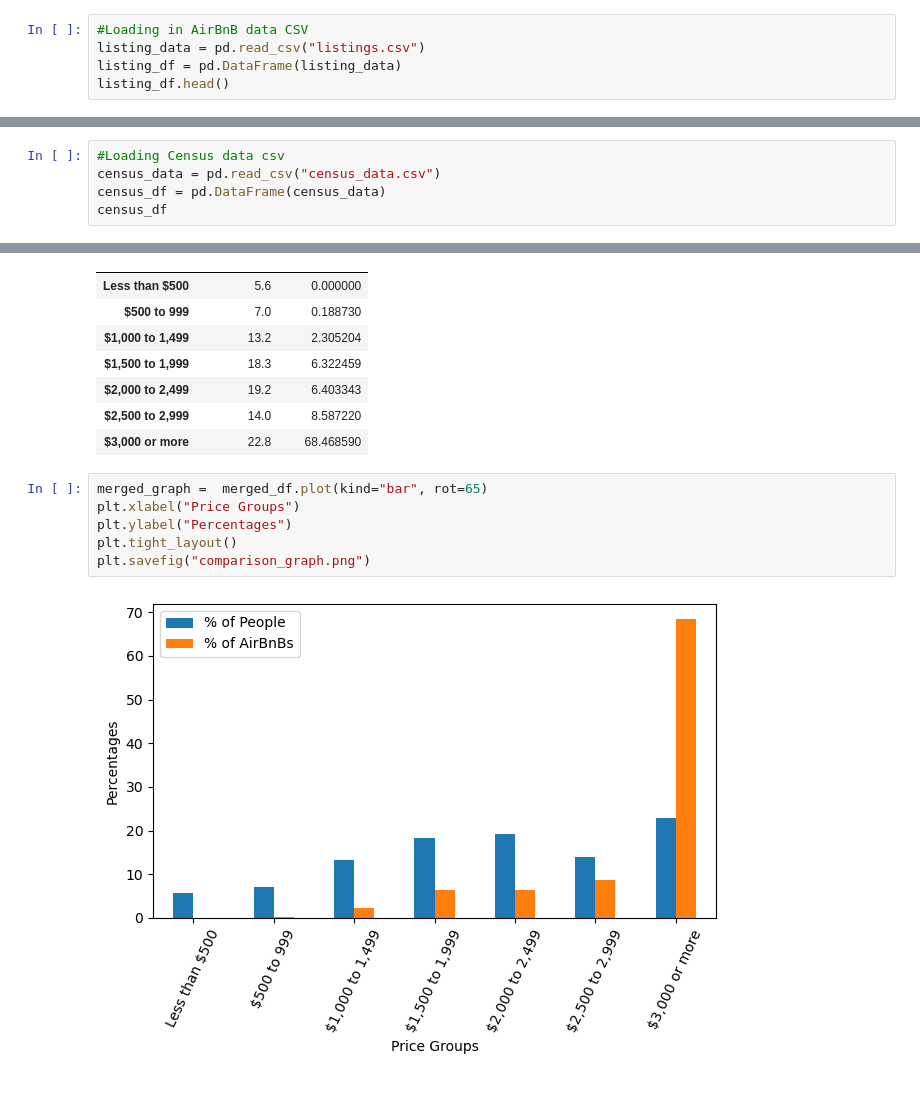
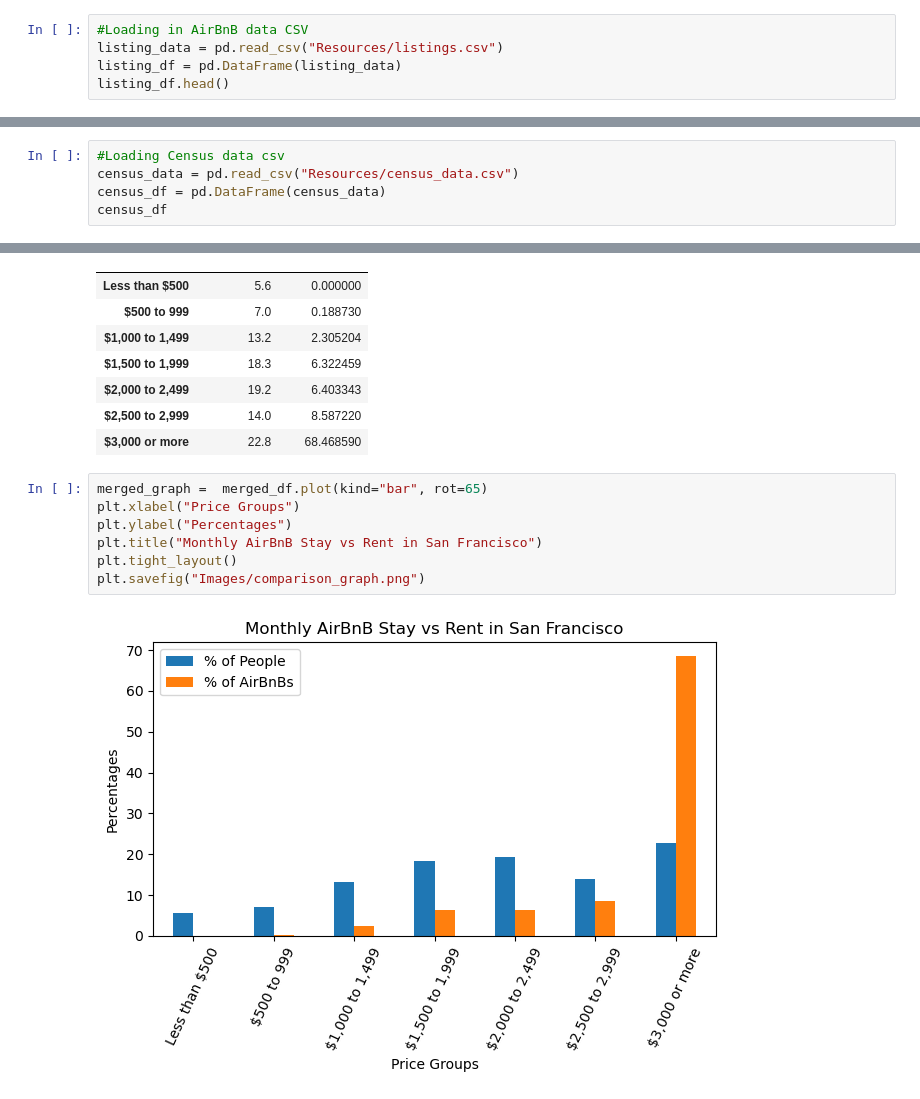
Before and after one commit to burk992/pyBNB, a Jupyter notebook: q1/project1_Q1.ipynb, the cells around one changed output, grey strips where cells are left out. Drawn from its saved outputs; the diff is of its cells as text.

```diff
--- a/q1/project1_Q1.ipynb
+++ b/q1/project1_Q1.ipynb
@@ -7,7 +7,7 @@ import numpy as np
 # AirBnB Data Analysis
 # %%
 #Loading in AirBnB data CSV
-listing_data = pd.read_csv("listings.csv")
+listing_data = pd.read_csv("Resources/listings.csv")
 listing_df = pd.DataFrame(listing_data)
 listing_df.head()
 # %% [output]
@@ -189,7 +189,7 @@ plt.savefig("monthly_airbnb.png")
 # Census Data Analysis
 # %%
 #Loading Census data csv
-census_data = pd.read_csv("census_data.csv")
+census_data = pd.read_csv("Resources/census_data.csv")
 census_df = pd.DataFrame(census_data)
 census_df
 # %% [output]
@@ -311,8 +311,9 @@ merged_df
 # %%
 merged_graph =  merged_df.plot(kind="bar", rot=65)
 plt.xlabel("Price Groups")
 plt.ylabel("Percentages")
+plt.title("Monthly AirBnB Stay vs Rent in San Francisco")
 plt.tight_layout()
-plt.savefig("comparison_graph.png")
+plt.savefig("Images/comparison_graph.png")
 # %% [output]
-[figure, old version]
+[figure, new version]
```
Also changed, not shown: parts of 2 cells of this notebook, 2 other files.
